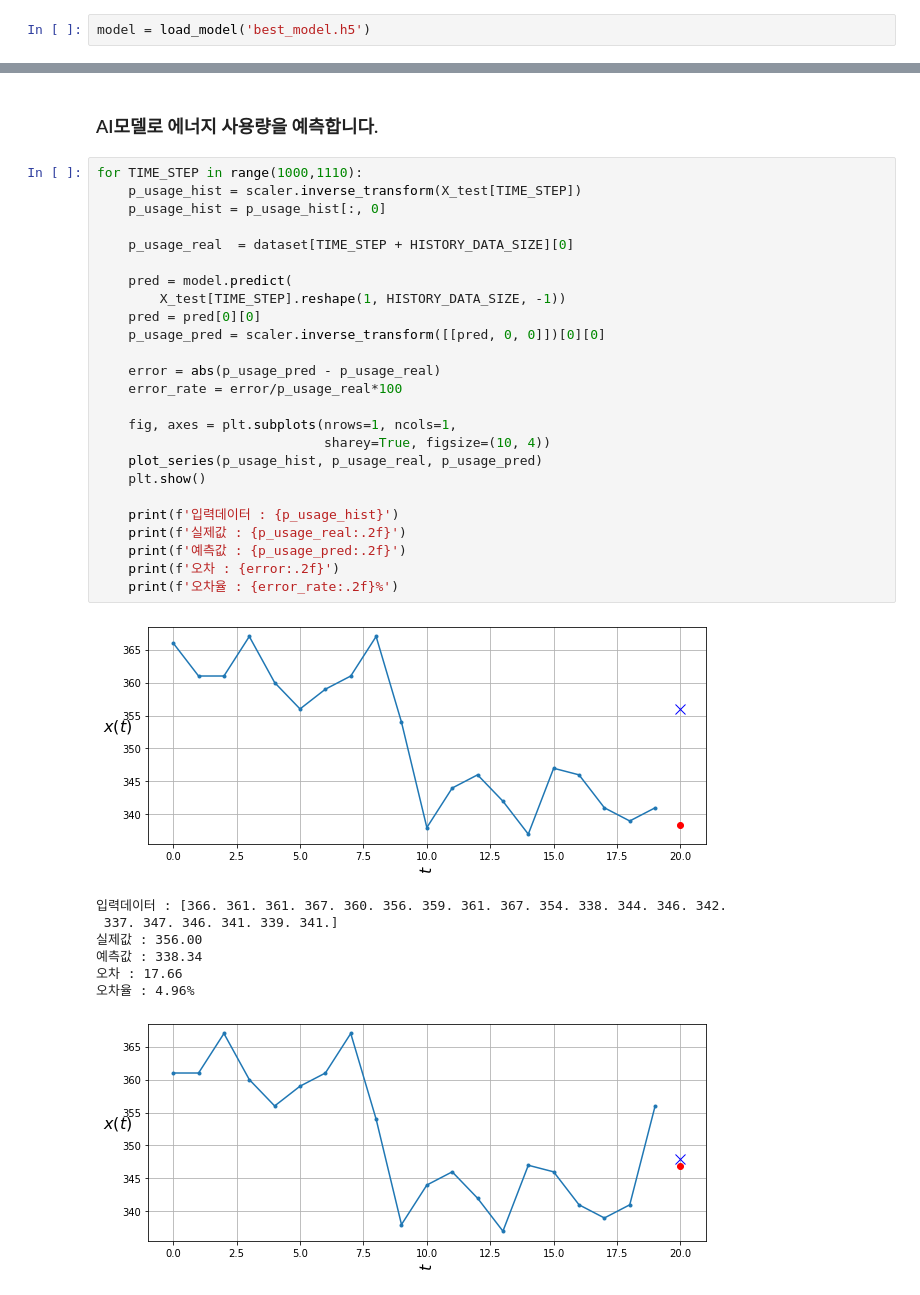
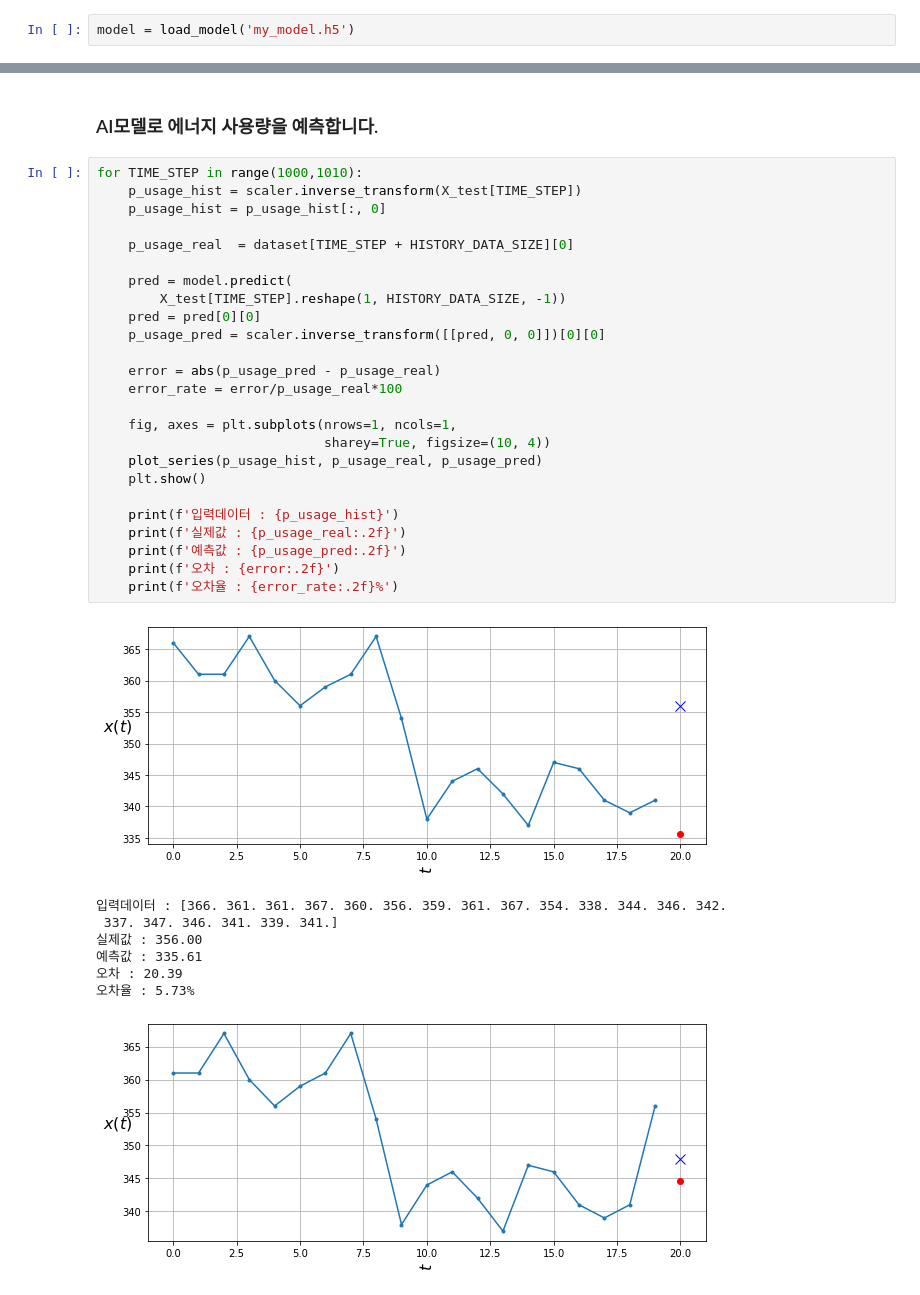
Before and after one commit to kgpark88/energy-bigdata-analysis, a Jupyter notebook: energy_usage_prediction.ipynb, the cells around one changed output, grey strips where cells are left out. Saved outputs shown, nothing was run; the diff lists cells and outputs as text.

```diff
--- a/energy_usage_prediction.ipynb
+++ b/energy_usage_prediction.ipynb
@@ -449,7 +443,7 @@ X_test, y_test = split_multivariate_data(X, y,
 # %% [markdown]
 ### 저장한 모델을 로드합니다.
 # %%
-model = load_model('best_model.h5')
+model = load_model('my_model.h5')
 # %% [markdown]
 ### 테스트 데이터셋으로 모델 성능을 평가합니다.
 # %%
@@ -460,39 +454,39 @@ model.evaluate(X_test, y_test)
 # %% [markdown]
 ### AI모델로 에너지 사용량을 예측합니다.
 # %%
-for TIME_STEP in range(1000,1110):
+for TIME_STEP in range(1000,1010):
     p_usage_hist = scaler.inverse_transform(X_test[TIME_STEP])
     p_usage_hist = p_usage_hist[:, 0]
 
     p_usage_real  = dataset[TIME_STEP + HISTORY_DATA_SIZE][0]
 
     pred = model.predict(
         X_test[TIME_STEP].reshape(1, HISTORY_DATA_SIZE, -1))
     pred = pred[0][0]
     p_usage_pred = scaler.inverse_transform([[pred, 0, 0]])[0][0]
 
     error = abs(p_usage_pred - p_usage_real)
     error_rate = error/p_usage_real*100
 
     fig, axes = plt.subplots(nrows=1, ncols=1,
                              sharey=True, figsize=(10, 4))
     plot_series(p_usage_hist, p_usage_real, p_usage_pred)
     plt.show()
 
     print(f'입력데이터 : {p_usage_hist}')
     print(f'실제값 : {p_usage_real:.2f}')
     print(f'예측값 : {p_usage_pred:.2f}')
     print(f'오차 : {error:.2f}')
     print(f'오차율 : {error_rate:.2f}%')
 # %% [output]
-[figure, old version]
+[figure, new version]
 입력데이터 : [366. 361. 361. 367. 360. 356. 359. 361. 367. 354. 338. 344. 346. 342.
  337. 347. 346. 341. 339. 341.]
 실제값 : 356.00
-예측값 : 338.34
-오차 : 17.66
-오차율 : 4.96%
+예측값 : 335.61
+오차 : 20.39
+오차율 : 5.73%
-[figure, old version]
+[figure, new version]
 입력데이터 : [361. 361. 367. 360. 356. 359. 361. 367. 354. 338. 344. 346. 342. 337.
  347. 346. 341. 339. 341. 356.]
 실제값 : 348.00
```
Also changed, not shown: parts of 9 cells of this notebook.
